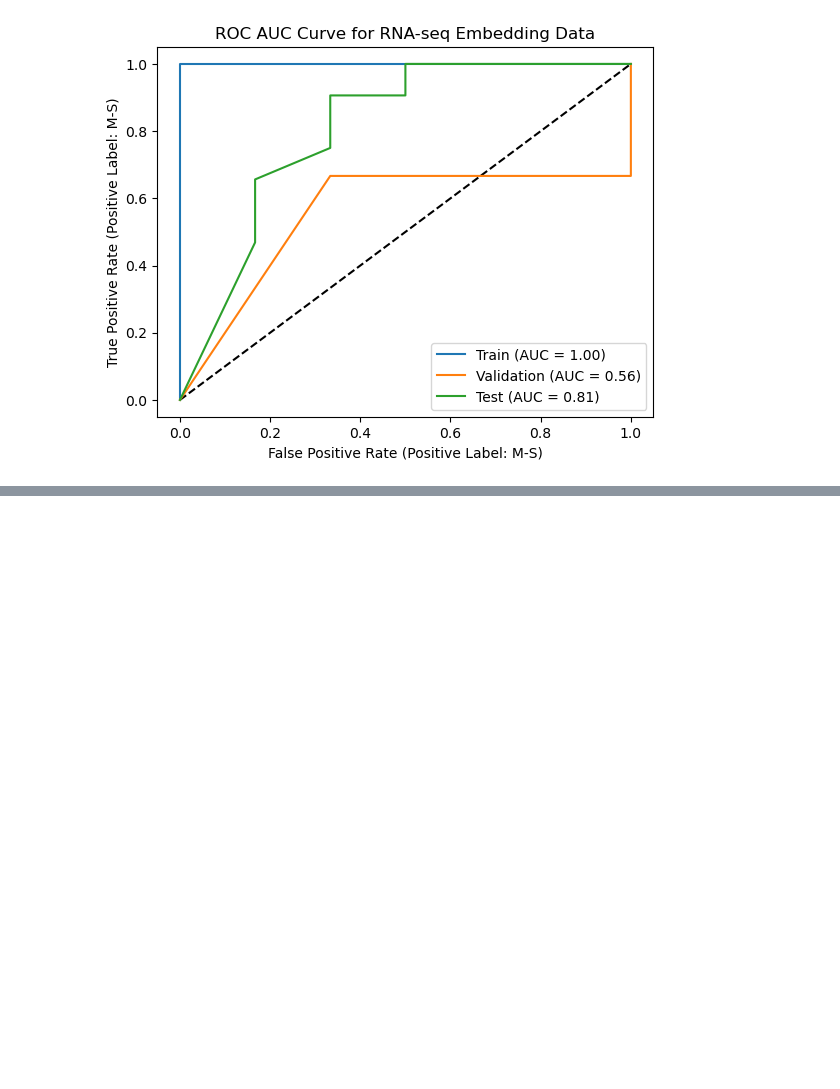
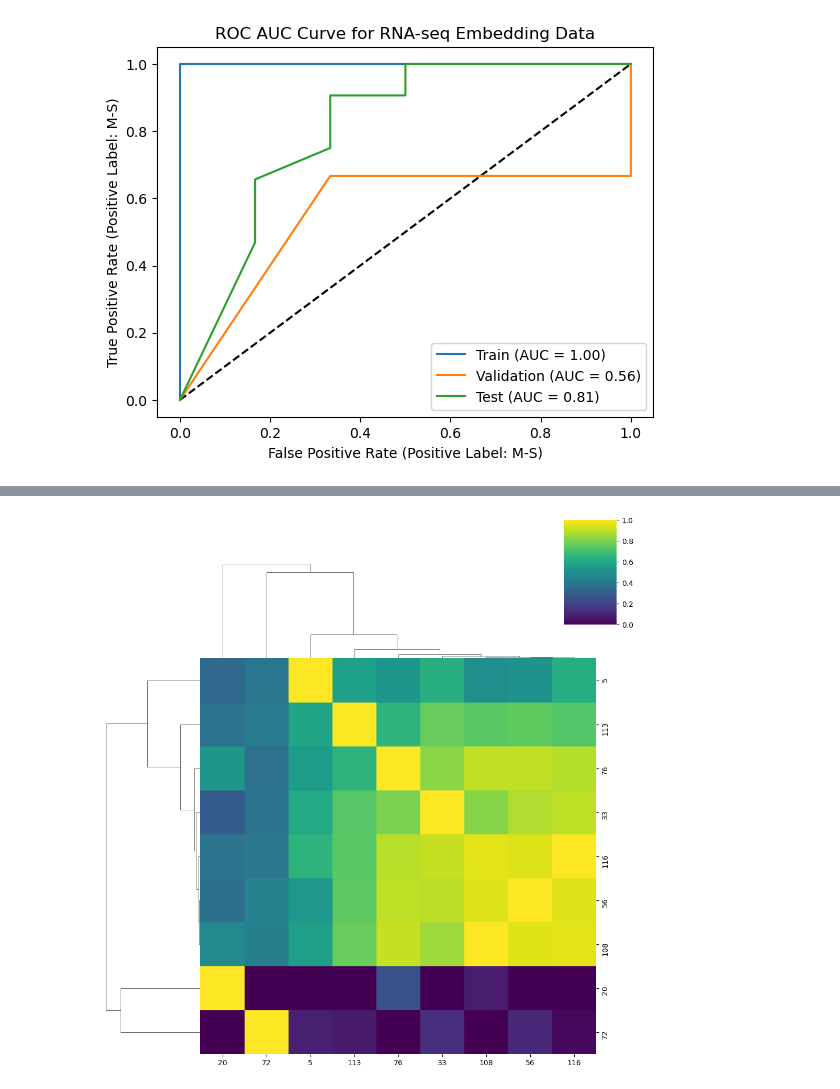
Before and after one commit to KristoferLintonReid/ultrasound-contrastivemodels, a Jupyter notebook: notebooks/baseline_models_embeddings.ipynb, the cells around one changed output, grey strips where cells are left out. Drawn from its saved outputs; the diff is of its cells as text; code cells hidden in the pictures; blank space fills up the shorter version.

```diff
--- a/notebooks/baseline_models_embeddings.ipynb
+++ b/notebooks/baseline_models_embeddings.ipynb
@@ -1696,0 +1701,3 @@ plt.show()
+# %%
+rna_cluster_data = X_train_rna.copy(deep=True)
+rna_cluster_corr = rna_cluster_data.corr(numeric_only=True)
@@ -1696,0 +1717,14 @@ plt.show()
+# %%
+kws = dict(cbar_kws=dict(ticks=[0, 0.2, 0.4, 0.6, 0.8, 1], orientation='vertical'), figsize=(6, 6))
+
+g = sns.clustermap(rna_cluster_corr,
+                    metric="correlation",
+                    standard_scale=1,
+                    cmap="viridis",
+                    cbar_pos=(0.9, 0.8, .03, .4))
+
+x0, _y0, _w, _h = g.cbar_pos
+g.ax_cbar.set_position([0.9, 0.86, 0.1, 0.2])
+plt.show()
+# %% [output]
+[figure, added]
```
Also changed, not shown: parts of 4 cells of this notebook.
